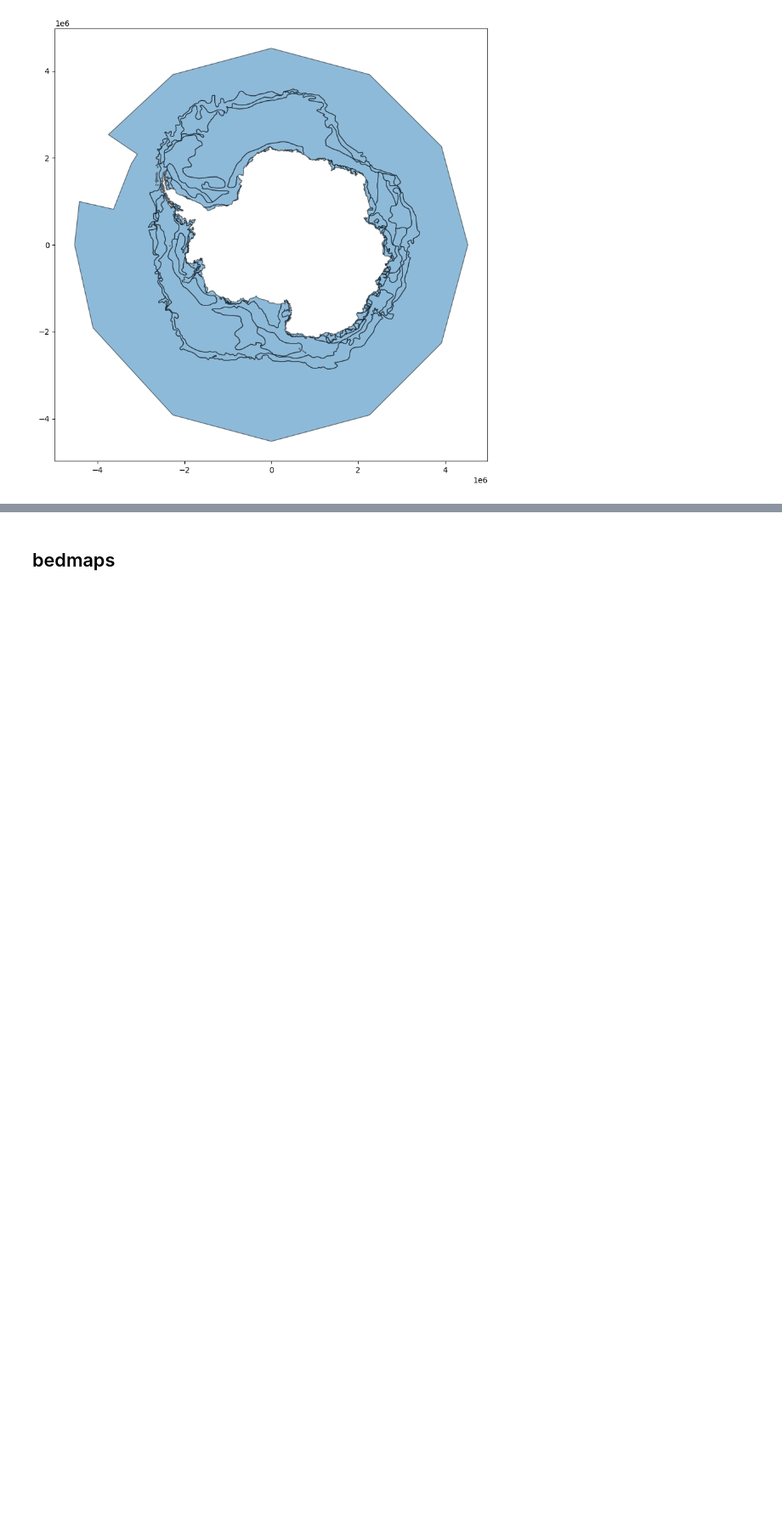
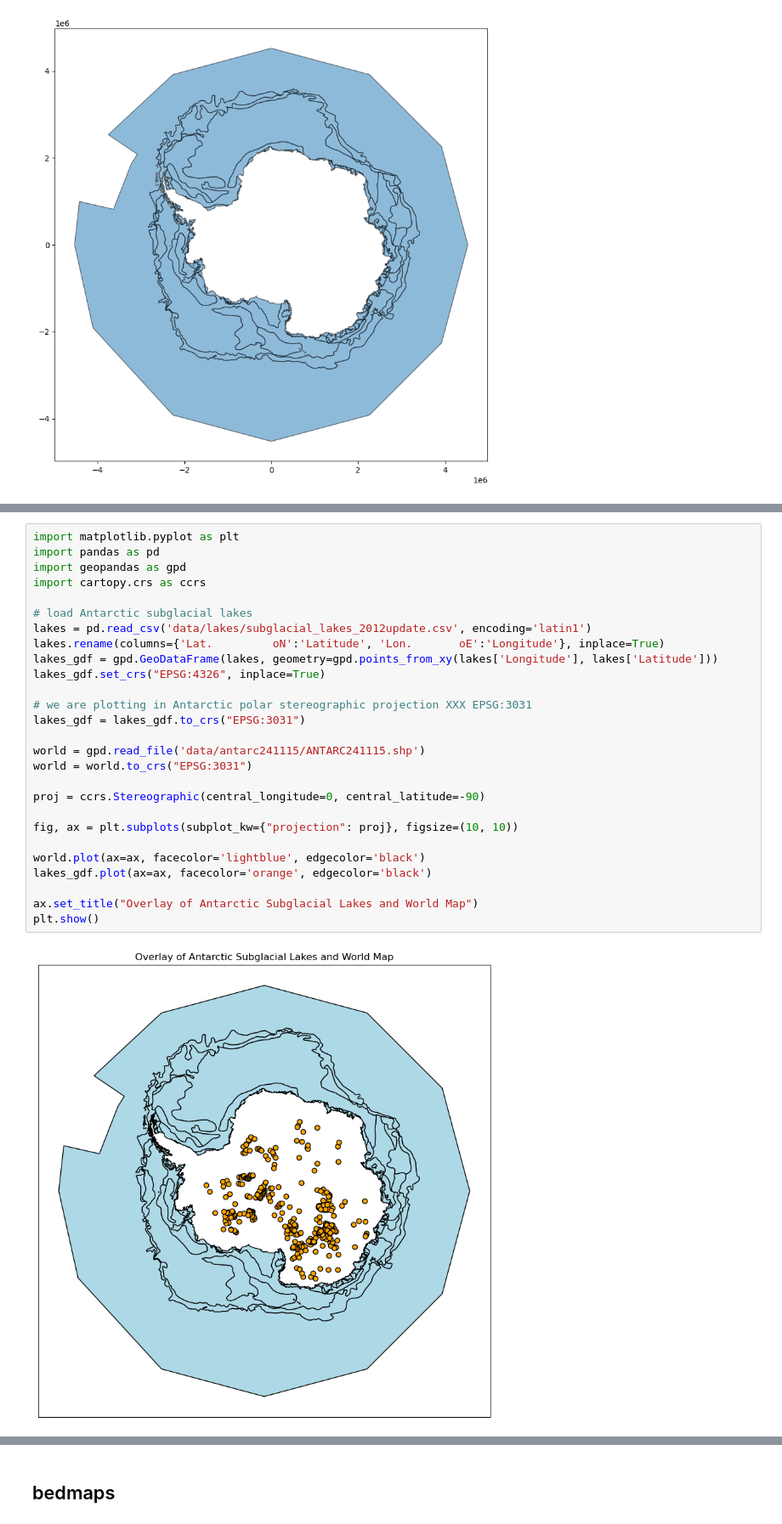
Before and after one commit to Chigiriq/GIS_p4, a Jupyter notebook: test.ipynb, the cells around one changed output, grey strips where cells are left out. Shown at 85% size. Cells and saved outputs as stored; diff of their text form; blank space fills up the shorter version.

```diff
--- a/test.ipynb
+++ b/test.ipynb
@@ -89 +180,30 @@ ax = fixed.plot(figsize=(10, 10), edgecolor="k", alpha=0.5)
+# %%
+import matplotlib.pyplot as plt
+import pandas as pd
+import geopandas as gpd
+import cartopy.crs as ccrs
+
+# load Antarctic subglacial lakes
+lakes = pd.read_csv('data/lakes/subglacial_lakes_2012update.csv', encoding='latin1')
+lakes.rename(columns={'Lat.         oN':'Latitude', 'Lon.       oE':'Longitude'}, inplace=True)
+lakes_gdf = gpd.GeoDataFrame(lakes, geometry=gpd.points_from_xy(lakes['Longitude'], lakes['Latitude']))
+lakes_gdf.set_crs("EPSG:4326", inplace=True)
+
+# we are plotting in Antarctic polar stereographic projection XXX EPSG:3031
+lakes_gdf = lakes_gdf.to_crs("EPSG:3031")
+
+world = gpd.read_file('data/antarc241115/ANTARC241115.shp')
+world = world.to_crs("EPSG:3031")
+
+proj = ccrs.Stereographic(central_longitude=0, central_latitude=-90)
+
+fig, ax = plt.subplots(subplot_kw={"projection": proj}, figsize=(10, 10))
+
+world.plot(ax=ax, facecolor='lightblue', edgecolor='black')
+lakes_gdf.plot(ax=ax, facecolor='orange', edgecolor='black')
+
+ax.set_title("Overlay of Antarctic Subglacial Lakes and World Map")
+plt.show()
+# %% [output]
+[figure, added]
 # %%
```
Also changed, not shown: parts of 26 cells of this notebook.
